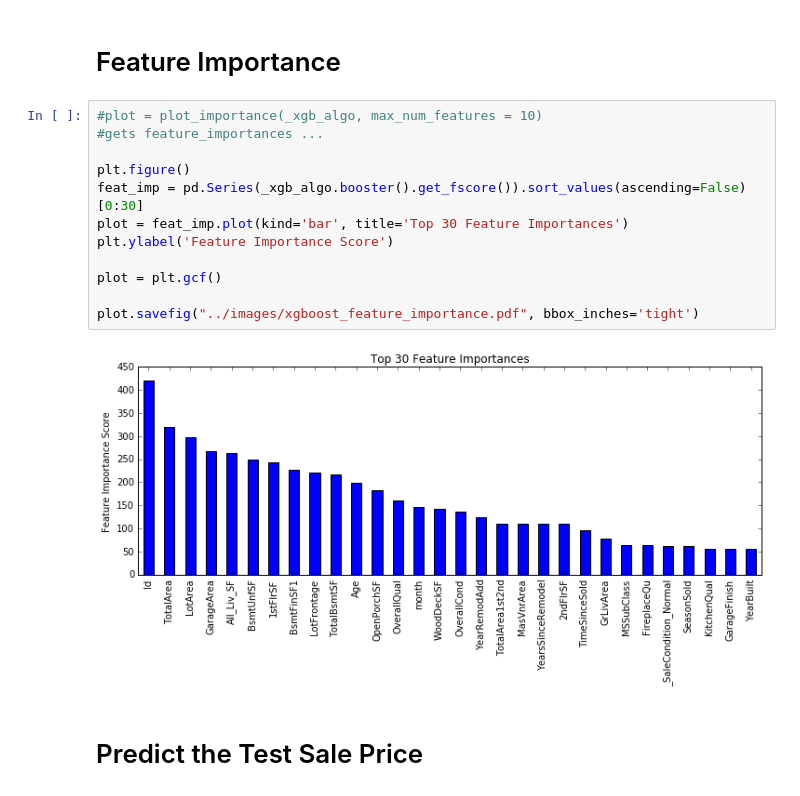
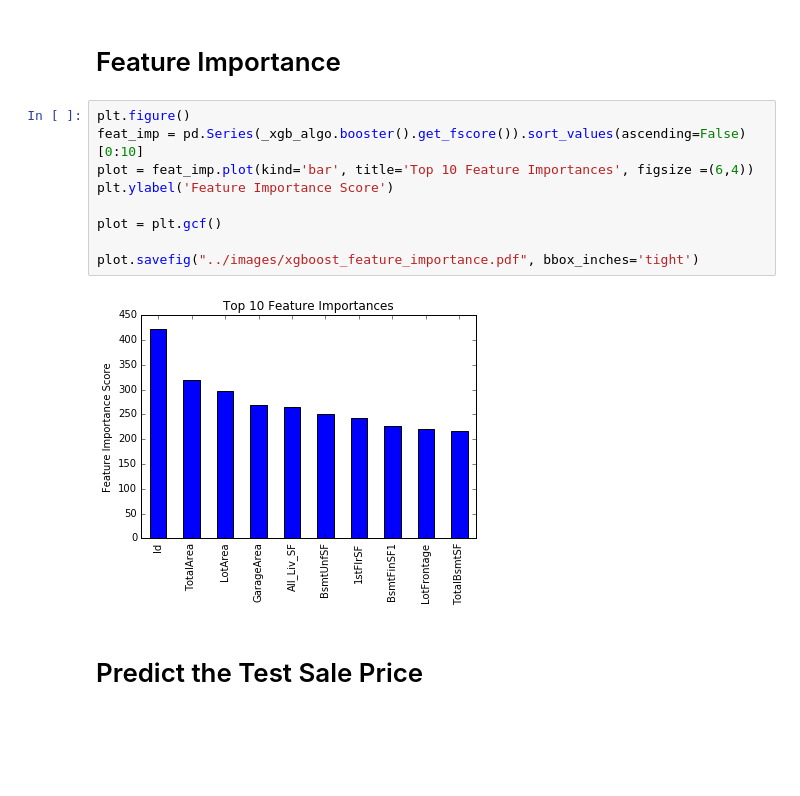
Before and after one commit to bigdata-i523/hid306, a Jupyter notebook: project/code/2.6_algorithm_xgboost.ipynb, the cells around one changed output. Saved outputs shown, nothing was run; the diff lists cells and outputs as text; blank space fills up the shorter version.

```diff
--- a/project/code/2.6_algorithm_xgboost.ipynb
+++ b/project/code/2.6_algorithm_xgboost.ipynb
@@ -67,19 +67,16 @@ XGBRegressor(base_score=0.5, colsample_bylevel=0.8, colsample_bytree=0.8,
 # %% [markdown]
 # Feature Importance
 # %%
-#plot = plot_importance(_xgb_algo, max_num_features = 10)
-#gets feature_importances ...
-
 plt.figure()
-feat_imp = pd.Series(_xgb_algo.booster().get_fscore()).sort_values(ascending=False)[0:30]
-plot = feat_imp.plot(kind='bar', title='Top 30 Feature Importances')
+feat_imp = pd.Series(_xgb_algo.booster().get_fscore()).sort_values(ascending=False)[0:10]
+plot = feat_imp.plot(kind='bar', title='Top 10 Feature Importances', figsize =(6,4))
 plt.ylabel('Feature Importance Score')
 
 plot = plt.gcf()
 
 plot.savefig("../images/xgboost_feature_importance.pdf", bbox_inches='tight')
 # %% [output]
-[figure, old version]
+[figure, new version]
 # %% [markdown]
 # Predict the Test Sale Price
 # %%
```
Also changed, not shown: parts of 2 cells of this notebook, 3 other files.
